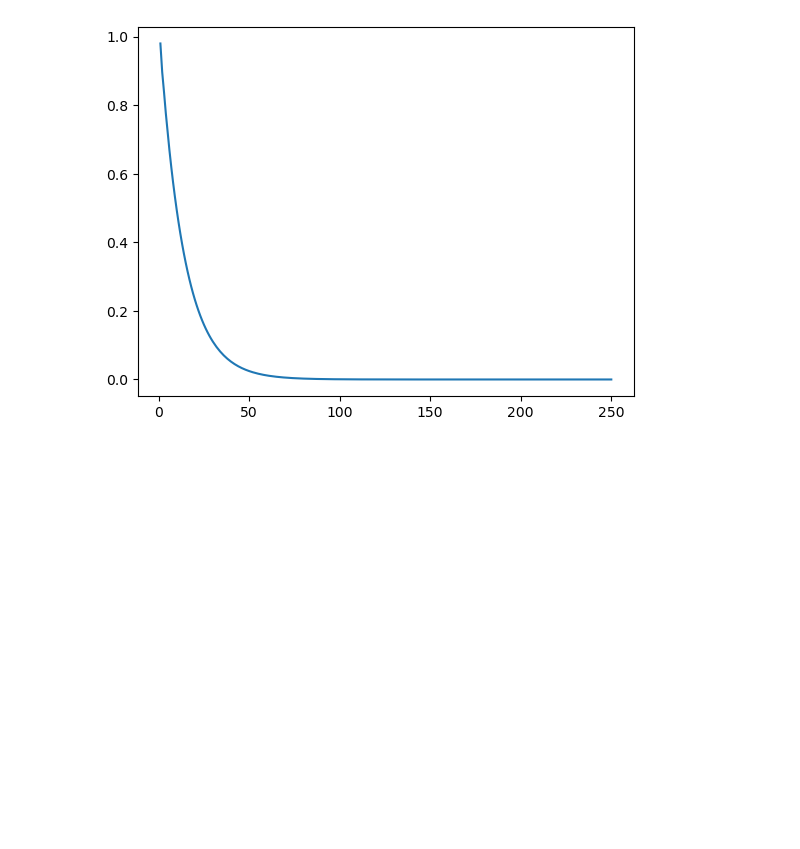
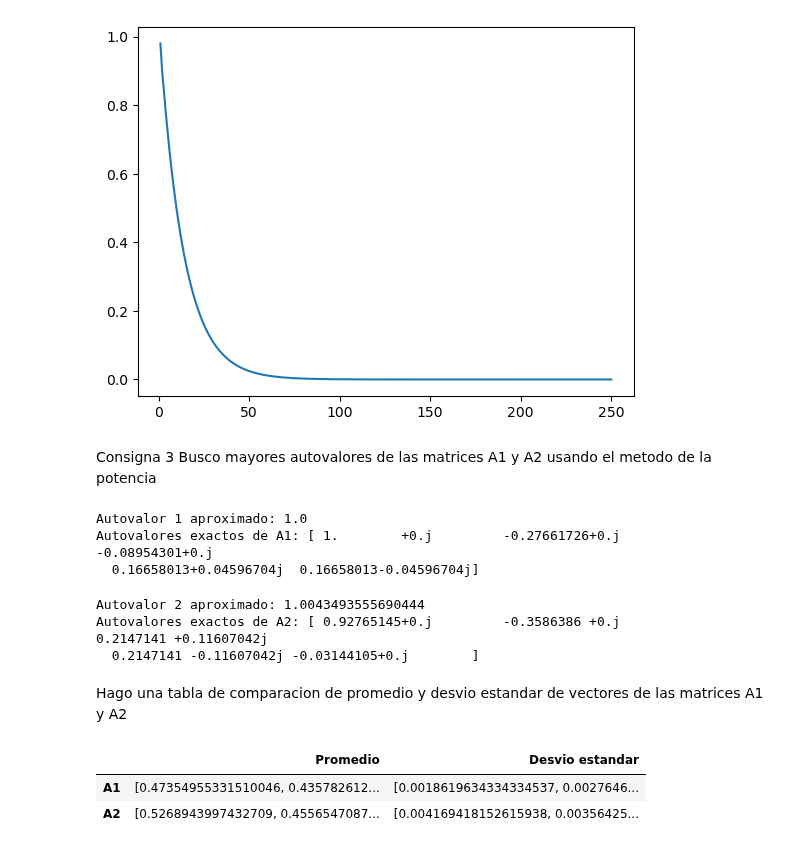
Before and after one commit to evaFomina/ALC_TP, a Jupyter notebook: Tiburones_ALC_TP2.ipynb, the cells around one changed output. Cells and saved outputs as stored; diff of their text form; code cells hidden in the pictures; blank space fills up the shorter version.

Commit message:
la consigna 3

```diff
--- a/Tiburones_ALC_TP2.ipynb
+++ b/Tiburones_ALC_TP2.ipynb
@@ -49,3 +50,6 @@ plt.plot(arr, a2)
 # %% [output]
 [<matplotlib.lines.Line2D at 0x...>]
 [figure]
+# %% [markdown]
+Consigna 3
+Busco mayores autovalores de las matrices A1 y A2 usando el metodo de la potencia
@@ -51,0 +64,55 @@ plt.plot(arr, a2)
+# %%
+# Número de iteraciones
+k = 250
+# Vector cualquiera
+v = np.array([1, 2, 3, 4, 5])
+#Para la matriz A1
+v_normalizado1 = metodoPotencia(A1, v, k)[0]
+# Obtenemos el autovalor correspondiente usando el autovector calculado
+autovalor1 = np.dot(A1 @ v_normalizado1, v_normalizado1) / np.dot(v_normalizado1, v_normalizado1)
+
+# Calculamos autovalores exactos para comparar
+autovalores1, autovectores1 = np.linalg.eig(A1)
+
+print("Autovalor 1 aproximado:", autovalor1)
+print("Autovalores exactos de A1:", autovalores1)
+# Guardamos en las variables promedio y desvio estandar
+lista_vectores1 = metodoPotencia(A1, v, k)[1]
+promedio1 = np.mean(lista_vectores1, axis = 0)
+desvio1 = np.std(lista_vectores1, axis = 0)
+# %% [output]
+Autovalor 1 aproximado: 1.0
+Autovalores exactos de A1: [ 1.        +0.j         -0.27661726+0.j         -0.08954301+0.j
+  0.16658013+0.04596704j  0.16658013-0.04596704j]
+# %%
+# Número de iteraciones
+k = 250
+v = np.array([1, 2, 3, 4, 5])
+#Para la matriz A2
+v_normalizado2 = metodoPotencia(A2, v, k)[0]
+# Obtenemos el autovalor correspondiente usando el autovector calculado
+autovalor2 = np.dot(A1 @ v_normalizado2, v_normalizado2) / np.dot(v_normalizado2, v_normalizado2)
+
+# Calculamos autovalores exactos para comparar
+autovalores2, autovectores2 = np.linalg.eig(A2)
+
+print("Autovalor 2 aproximado:", autovalor2)
+print("Autovalores exactos de A2:", autovalores2)
+# Guardamos en las variables promedio y desvio estandar
+lista_vectores2 = metodoPotencia(A2, v, k)[1]
+promedio2 = np.mean(lista_vectores2, axis = 0)
+desvio2 = np.std(lista_vectores2, axis = 0)
+# %% [output]
+Autovalor 2 aproximado: 1.0043493555690444
+Autovalores exactos de A2: [ 0.92765145+0.j         -0.3586386 +0.j          0.2147141 +0.11607042j
+  0.2147141 -0.11607042j -0.03144105+0.j        ]
+# %% [markdown]
+Hago una tabla de comparacion de promedio y desvio estandar de vectores de las matrices A1 y A2
+# %%
+t = {"Promedio" : [promedio1, promedio2], "Desvio estandar" : [desvio1, desvio2]}
+tabla = pd.DataFrame(data = t, index = ["A1", "A2"])
+tabla
+# %% [output]
+|  | Promedio | Desvio estandar |
+| A1 | [0.47354955331510046, 0.435782612... | [0.0018619634334334537, 0.0027646... |
+| A2 | [0.5268943997432709, 0.4556547087... | [0.004169418152615938, 0.00356425... |
```
Also changed, not shown: parts of 4 cells of this notebook, 1 other file.
